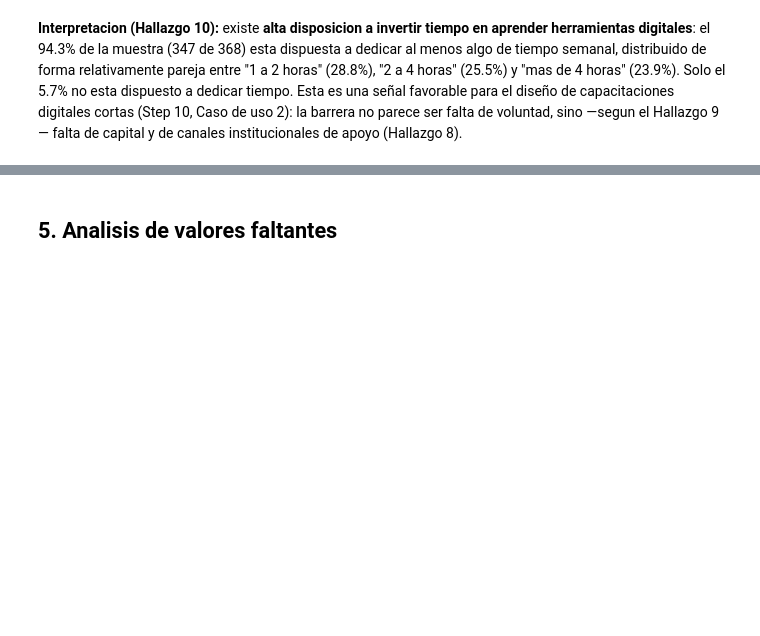
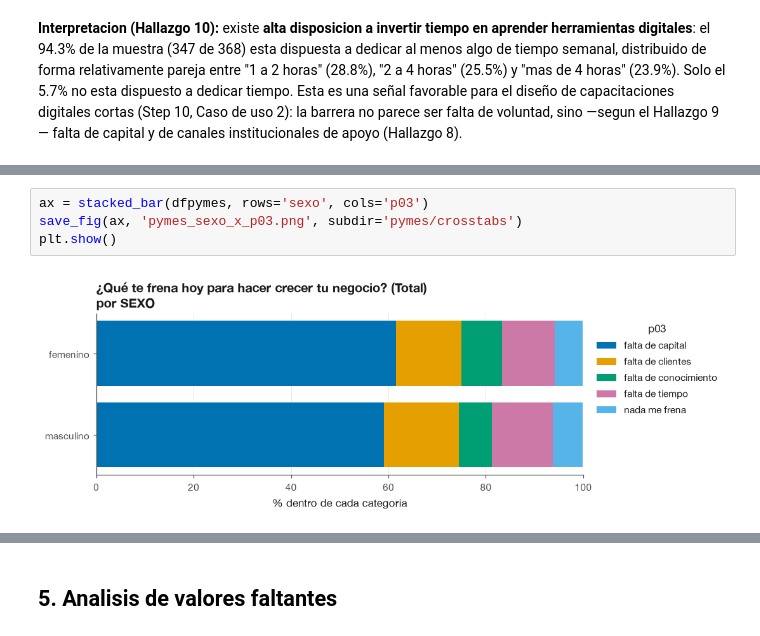
Before and after one commit to tomasleale/icd_ia, a Jupyter notebook: ia_icd_pymes_analysis.ipynb, the cells around one changed output, grey strips where cells are left out. Drawn from its saved outputs; the diff is of its cells as text; blank space fills up the shorter version.

```diff
--- a/ia_icd_pymes_analysis.ipynb
+++ b/ia_icd_pymes_analysis.ipynb
@@ -441,0 +574,6 @@ digitales cortas (Step 10, Caso de uso 2): la barrera no parece ser falta de vol
+# %%
+ax = stacked_bar(dfpymes, rows='sexo', cols='p03')
+save_fig(ax, 'pymes_sexo_x_p03.png', subdir='pymes/crosstabs')
+plt.show()
+# %% [output]
+[figure, added]
```
Also changed, not shown: parts of 109 cells of this notebook, 25 other files.
